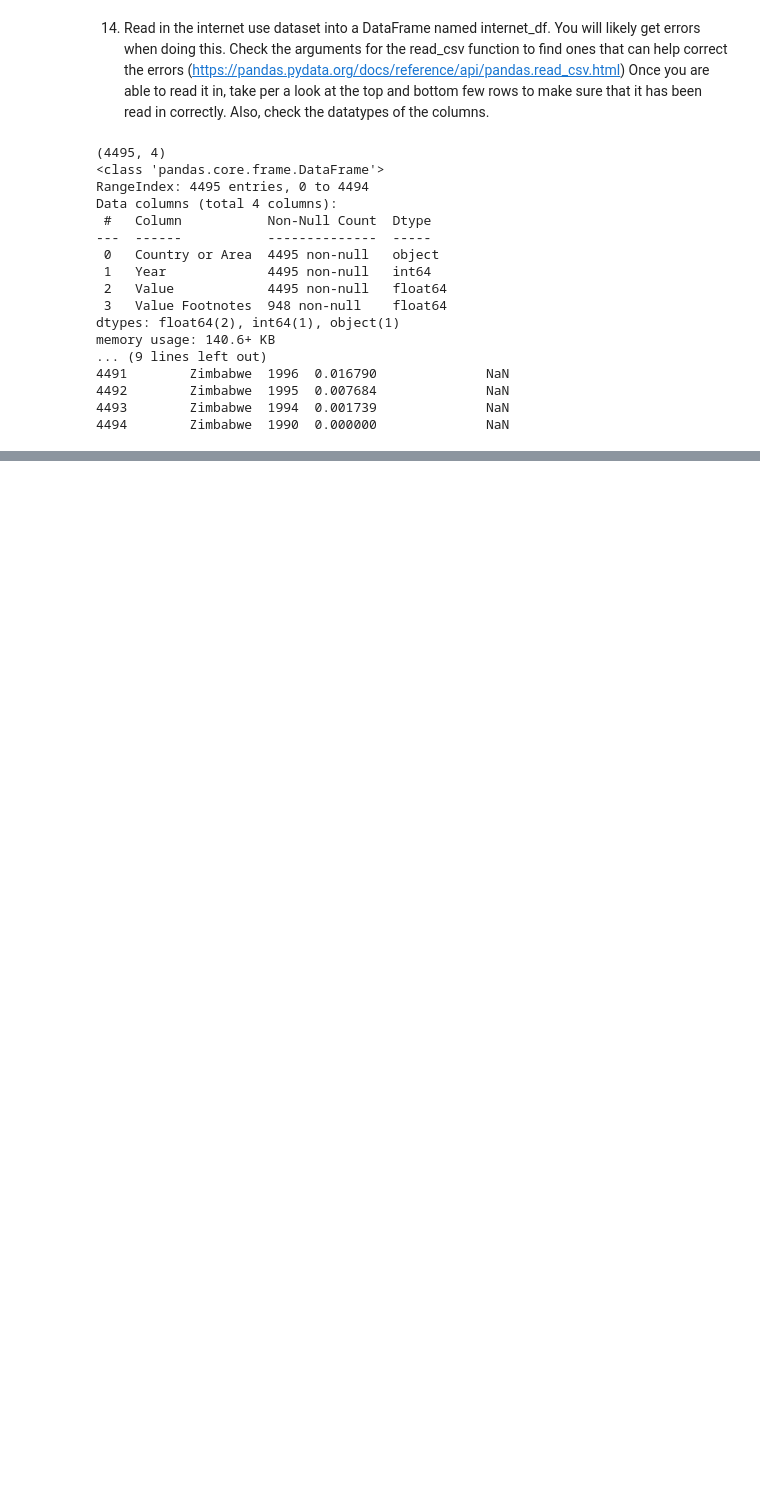
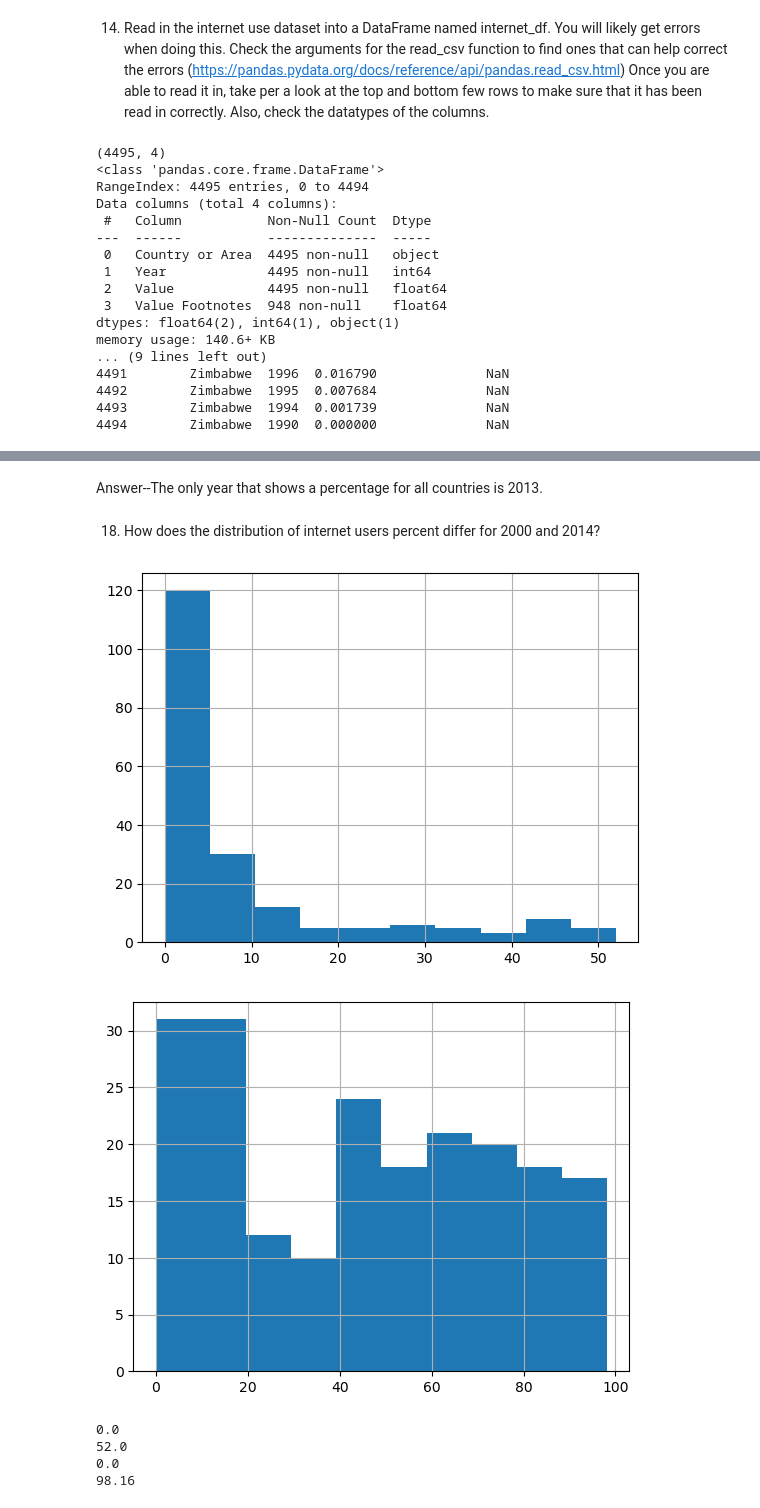
Before and after one commit to NSS-Data-Analytics-Cohort-8/gdp-and-internet-usage-wesiswes629, a Jupyter notebook: notebooks/un_gdp.ipynb, the cells around one changed output, grey strips where cells are left out. Saved outputs shown, nothing was run; the diff lists cells and outputs as text; code cells hidden in the pictures; blank space fills up the shorter version.

```diff
--- a/notebooks/un_gdp.ipynb
+++ b/notebooks/un_gdp.ipynb
@@ -307,0 +306,23 @@ Answer--The only year that shows a percentage for all countries is 2013.
+# %% [markdown]
+Answer--The only year that shows a percentage for all countries is 2013.
+# %% [markdown]
+18. How does the distribution of internet users percent differ for 2000 and 2014?
+# %%
+internet2000 = internet_df[internet_df["Year"] == 2000]
+internet2014 = internet_df[internet_df["Year"] == 2014]
+internet2000["Internet_Users_Pct"].hist()
+plt.show()
+internet2014["Internet_Users_Pct"].hist()
+plt.show()
+
+print(internet2000["Internet_Users_Pct"].min())
+print(internet2000["Internet_Users_Pct"].max())
+print(internet2014["Internet_Users_Pct"].min())
+print(internet2014["Internet_Users_Pct"].max())
+# %% [output]
+[figure, added]
+[figure, added]
+0.0
+52.0
+0.0
+98.16
```
Also changed, not shown: parts of 23 cells of this notebook.
